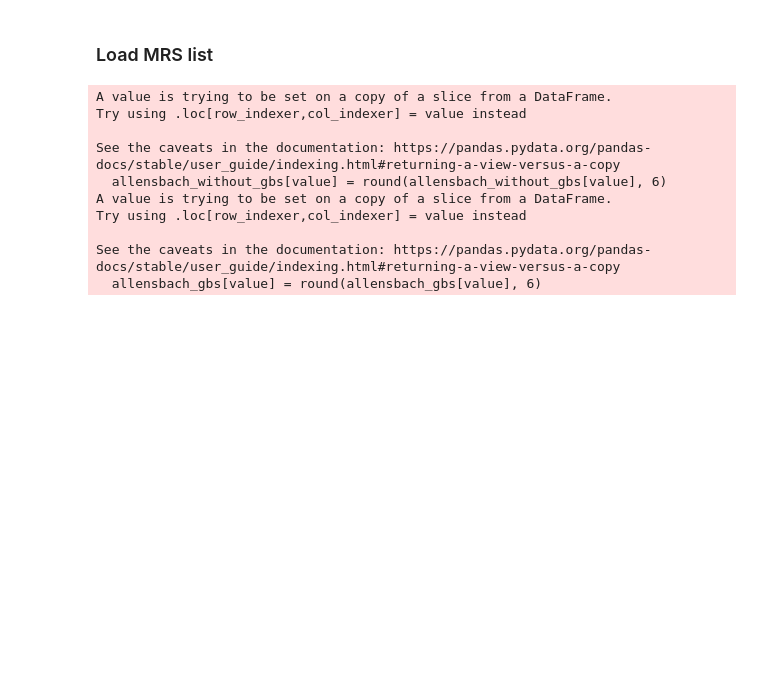
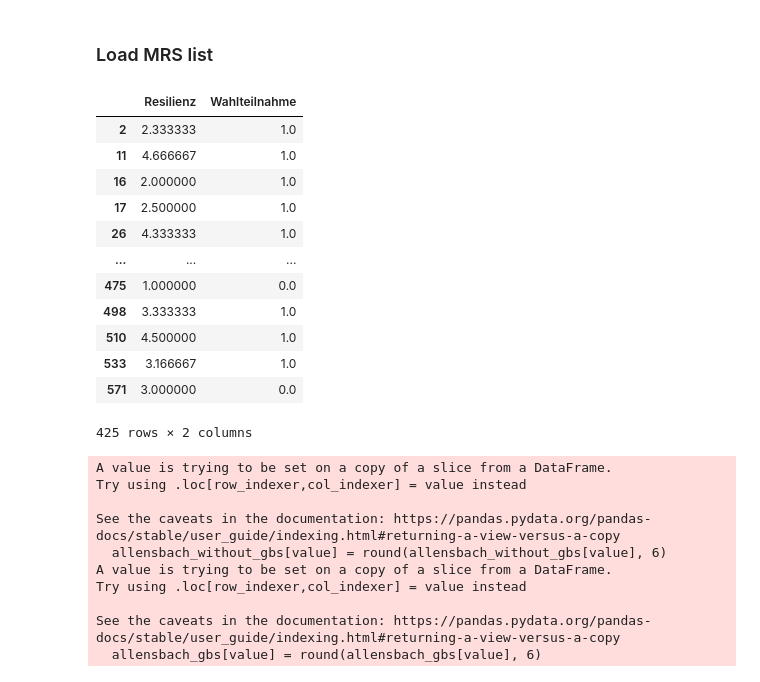
Before and after one commit to laksannathan/maximal-representative-sampling, a Jupyter notebook: src/Maximal Representative Sampling.ipynb, the cells around one changed output. Cells and saved outputs as stored; diff of their text form; code cells hidden in the pictures; blank space fills up the shorter version.

```diff
--- a/src/Maximal Representative Sampling.ipynb
+++ b/src/Maximal Representative Sampling.ipynb
@@ -1417 +1404,17 @@ all_mrs_elements = pickle.load(open("results/all_mrs_elements", 'rb'))
+# %%
+all_mrs_elements
+# %% [output]
+|  | Resilienz | Wahlteilnahme |
+| 2 | 2.333333 | 1.0 |
+| 11 | 4.666667 | 1.0 |
+| 16 | 2.000000 | 1.0 |
+| 17 | 2.500000 | 1.0 |
+| 26 | 4.333333 | 1.0 |
+| ... | ... | ... |
+| 475 | 1.000000 | 0.0 |
+| 498 | 3.333333 | 1.0 |
+| 510 | 4.500000 | 1.0 |
+| 533 | 3.166667 | 1.0 |
+| 571 | 3.000000 | 0.0 |
+425 rows × 2 columns
 # %%
```
Also changed, not shown: parts of 6 cells of this notebook.
